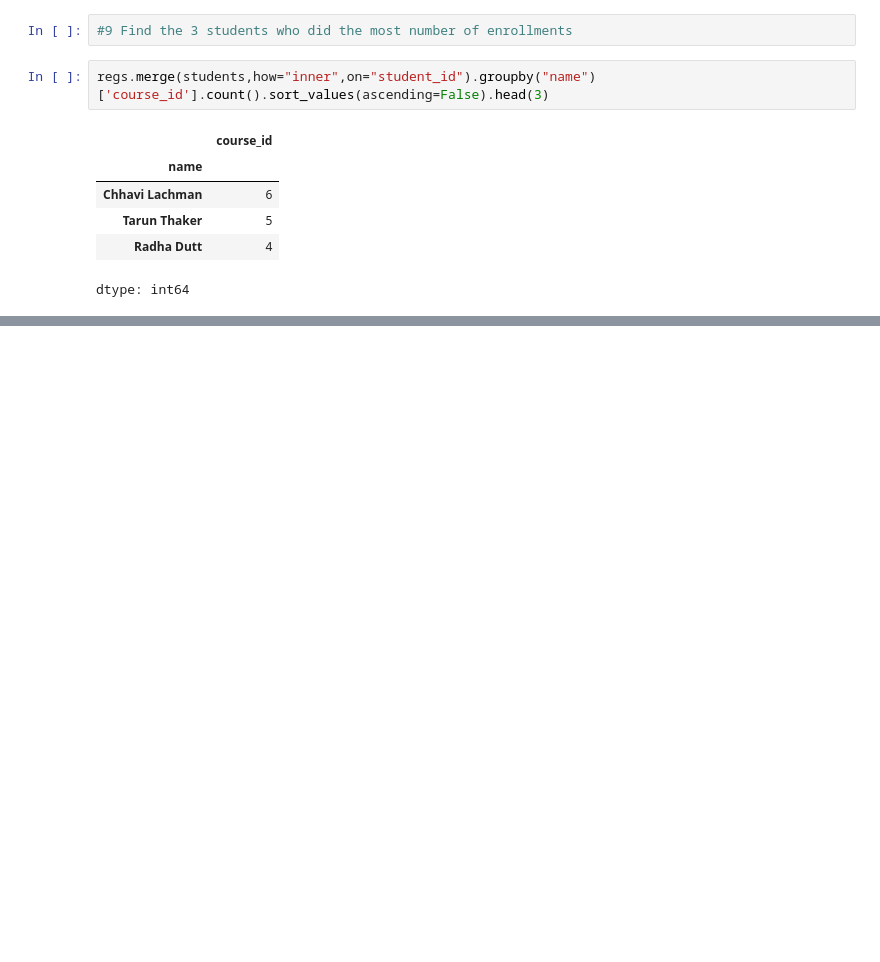
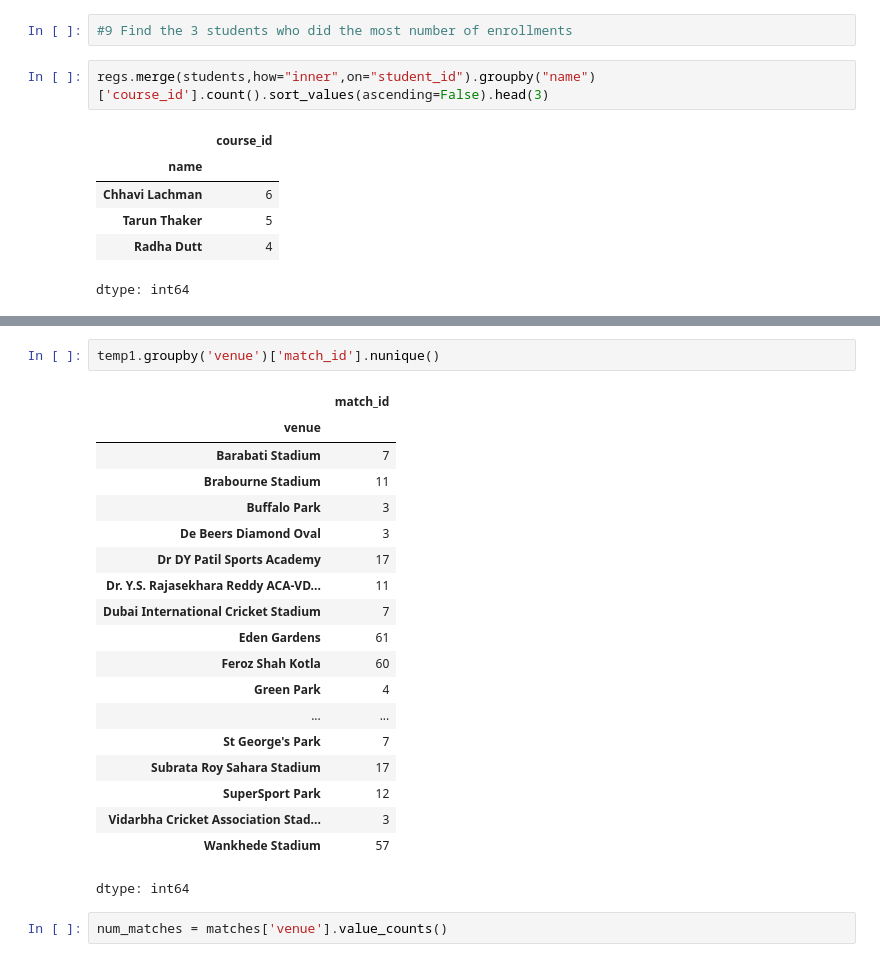
Before and after one commit to UKD1211/DataScience_Slogbook_ISI_placement_prep, a Jupyter notebook: pandas_5_merging.ipynb, the cells around one changed output, grey strips where cells are left out. Cells and saved outputs as stored; diff of their text form; blank space fills up the shorter version.

```diff
--- a/pandas_5_merging.ipynb
+++ b/pandas_5_merging.ipynb
@@ -540,0 +660,24 @@ dtype: int64
+# %%
+temp1.groupby('venue')['match_id'].nunique()
+# %% [output]
+|  | match_id |
+| venue |  |
+| Barabati Stadium | 7 |
+| Brabourne Stadium | 11 |
+| Buffalo Park | 3 |
+| De Beers Diamond Oval | 3 |
+| Dr DY Patil Sports Academy | 17 |
+| Dr. Y.S. Rajasekhara Reddy ACA-VD... | 11 |
+| Dubai International Cricket Stadium | 7 |
+| Eden Gardens | 61 |
+| Feroz Shah Kotla | 60 |
+| Green Park | 4 |
+| ... | ... |
+| St George's Park | 7 |
+| Subrata Roy Sahara Stadium | 17 |
+| SuperSport Park | 12 |
+| Vidarbha Cricket Association Stad... | 3 |
+| Wankhede Stadium | 57 |
+dtype: int64
+# %%
+num_matches = matches['venue'].value_counts()
```
Also changed, not shown: parts of 13 cells of this notebook.
